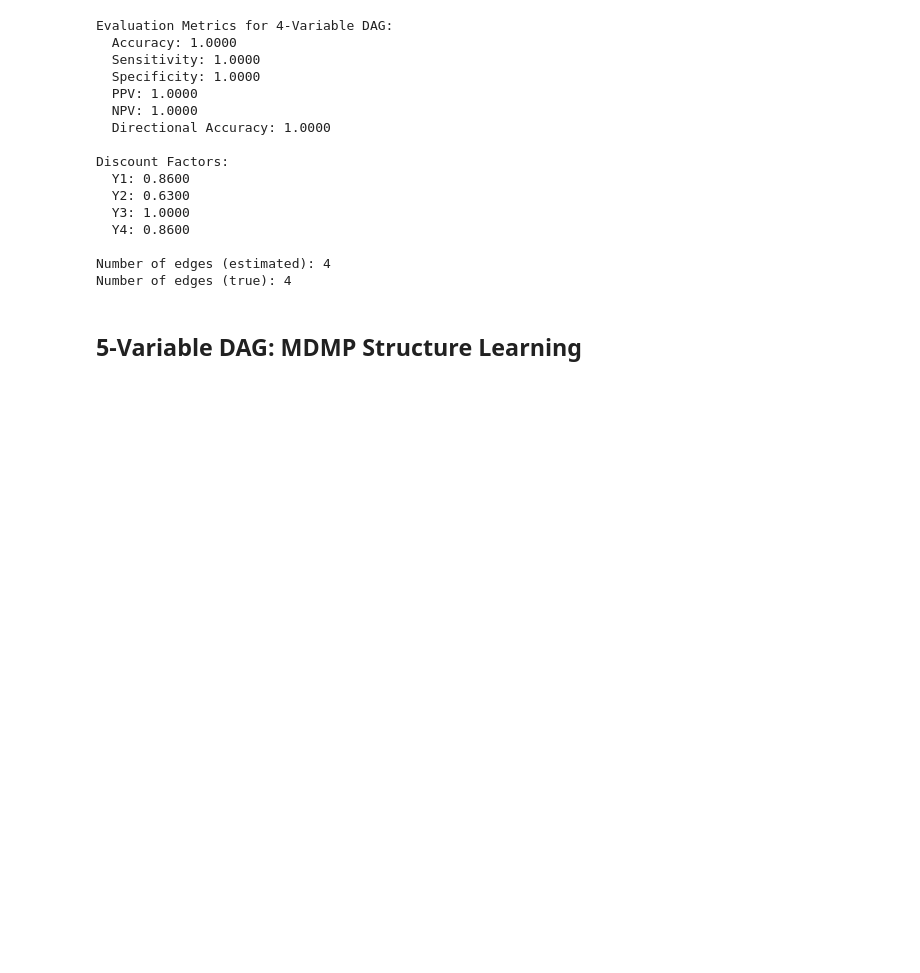
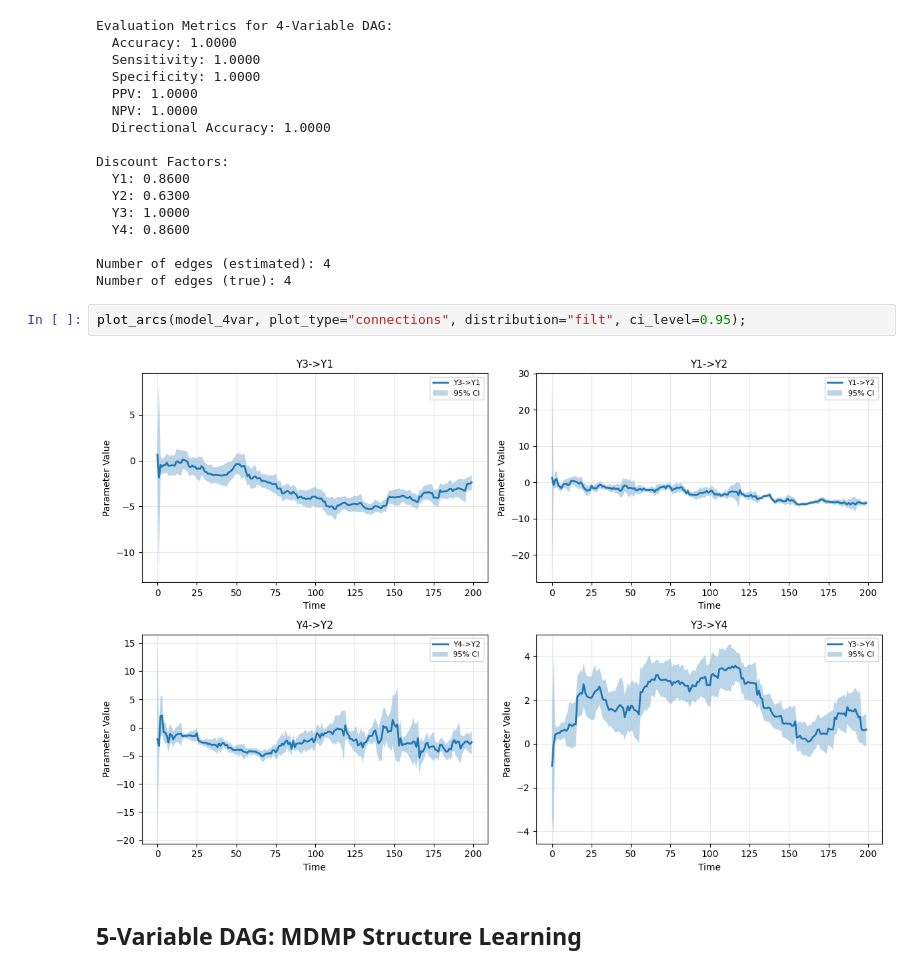
Before and after one commit to maods2/mdmp, a Jupyter notebook: simulation/04_mdmp_structure_learning.ipynb, the cells around one changed output. Drawn from its saved outputs; the diff is of its cells as text; blank space fills up the shorter version.

```diff
--- a/simulation/04_mdmp_structure_learning.ipynb
+++ b/simulation/04_mdmp_structure_learning.ipynb
@@ -223,6 +223,10 @@ Discount Factors:
 
 Number of edges (estimated): 4
 Number of edges (true): 4
+# %%
+plot_arcs(model_4var, plot_type="connections", distribution="filt", ci_level=0.95);
+# %% [output]
+[figure, added]
 # %% [markdown]
 ## 5-Variable DAG: MDMP Structure Learning
 # %%
```
Also changed, not shown: parts of 4 cells of this notebook, 2 other files.
